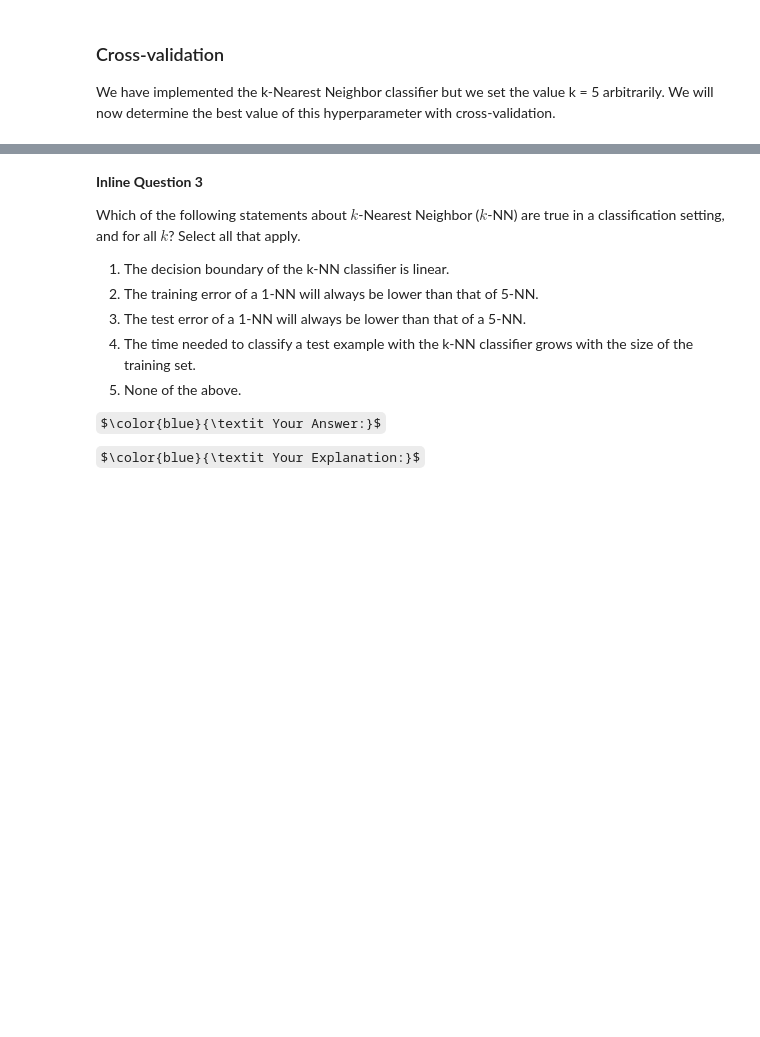
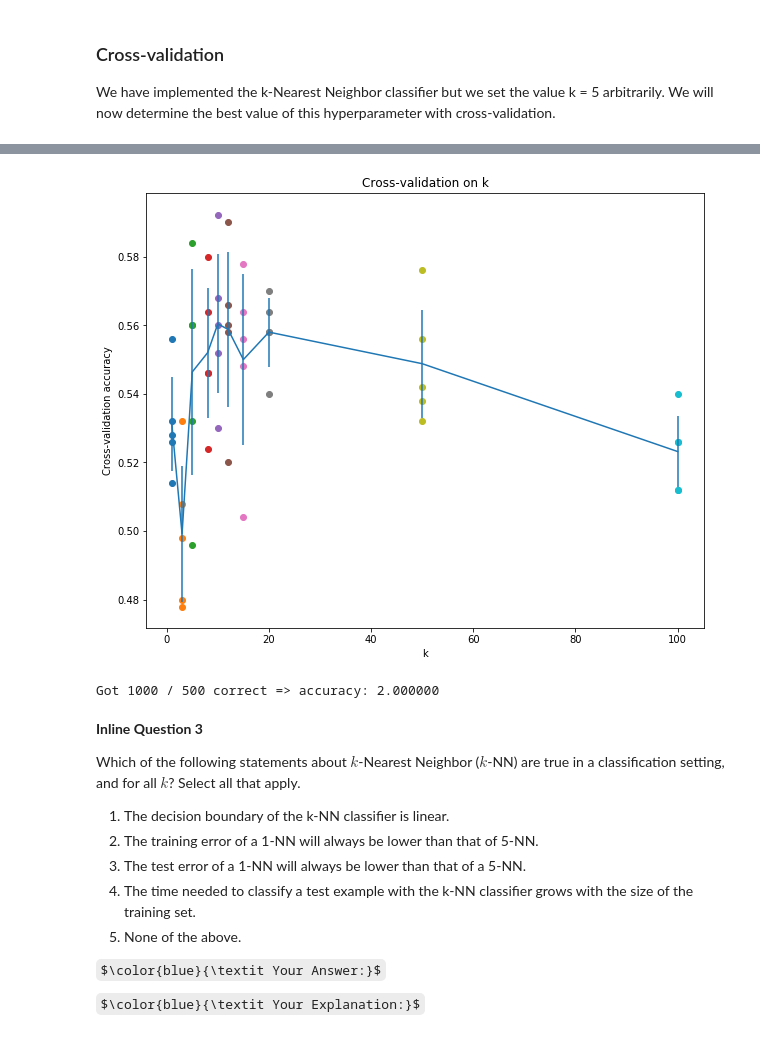
Before and after one commit to jjpd777/stanford-cs231n-homeworks, a Jupyter notebook: assignment-1/knn.ipynb, the cells around one changed output, grey strips where cells are left out. Cells and saved outputs as stored; diff of their text form; code cells hidden in the pictures; some formulas as TeX source; blank space fills up the shorter version.

```diff
--- a/assignment-1/knn.ipynb
+++ b/assignment-1/knn.ipynb
@@ -287,9 +292,10 @@ y_train_folds = []
 # Hint: Look up the numpy array_split function.                                #
 ################################################################################
 # *****START OF YOUR CODE (DO NOT DELETE/MODIFY THIS LINE)*****
-split = len(X_train)//5
 X_train_folds = np.array_split(X_train,num_folds)
 y_train_folds = np.array_split(y_train,num_folds)
+print("There are %d total number of splits"%(num_folds))
+print("The dimensions of every fold on the X train train data is", X_train_folds[0].shape)
 
 # *****END OF YOUR CODE (DO NOT DELETE/MODIFY THIS LINE)*****
 
@@ -310,7 +316,31 @@ k_to_accuracies = {}
 ################################################################################
 # *****START OF YOUR CODE (DO NOT DELETE/MODIFY THIS LINE)*****
 
-pass
+for choice in k_choices:
+    fold_accuracies = []
+    for i in range(len(X_train_folds)):
+        classifier = KNearestNeighbor()
+        buff_x = X_train_folds.copy()
+        buff_y = y_train_folds.copy()
+
+        X_test = X_train_folds[i]
+        y_test = y_train_folds[i]
+
+        buff_x.pop(i)
+        buff_y.pop(i)
+
+        buff_x = np.concatenate(buff_x)
+        buff_y = np.concatenate(buff_y)
+        classifier.train(buff_x,buff_y)
+
+        dists = classifier.compute_distances_no_loops(X_test)
+
+        y_test_pred = classifier.predict_labels(dists,k=choice)
+        num_correct = np.sum(y_test_pred == y_test)
+        accuracy = float(num_correct)/num_test
+        fold_accuracies.append(accuracy)
+
+    k_to_accuracies[choice] = fold_accuracies
 
 # *****END OF YOUR CODE (DO NOT DELETE/MODIFY THIS LINE)*****
 
@@ -326,17 +369,20 @@ Test labels shape:  (10000,)
 # %%
 # plot the raw observations
 for k in k_choices:
     accuracies = k_to_accuracies[k]
     plt.scatter([k] * len(accuracies), accuracies)
 
 # plot the trend line with error bars that correspond to standard deviation
 accuracies_mean = np.array([np.mean(v) for k,v in sorted(k_to_accuracies.items())])
 accuracies_std = np.array([np.std(v) for k,v in sorted(k_to_accuracies.items())])
 plt.errorbar(k_choices, accuracies_mean, yerr=accuracies_std)
 plt.title('Cross-validation on k')
 plt.xlabel('k')
 plt.ylabel('Cross-validation accuracy')
 plt.show()
+plt.save('cross-')
+# %% [output]
+[figure, added]
 # %%
 # Based on the cross-validation results above, choose the best value for k,
 # retrain the classifier using all the training data, and test it on the test
@@ -351,6 +397,8 @@ y_test_pred = classifier.predict(X_test, k=best_k)
 num_correct = np.sum(y_test_pred == y_test)
 accuracy = float(num_correct) / num_test
 print('Got %d / %d correct => accuracy: %f' % (num_correct, num_test, accuracy))
+# %% [output]
+Got 1000 / 500 correct => accuracy: 2.000000
 # %% [markdown]
 **Inline Question 3**
 
```
Also changed, not shown: parts of 4 cells of this notebook, 1 other file.
